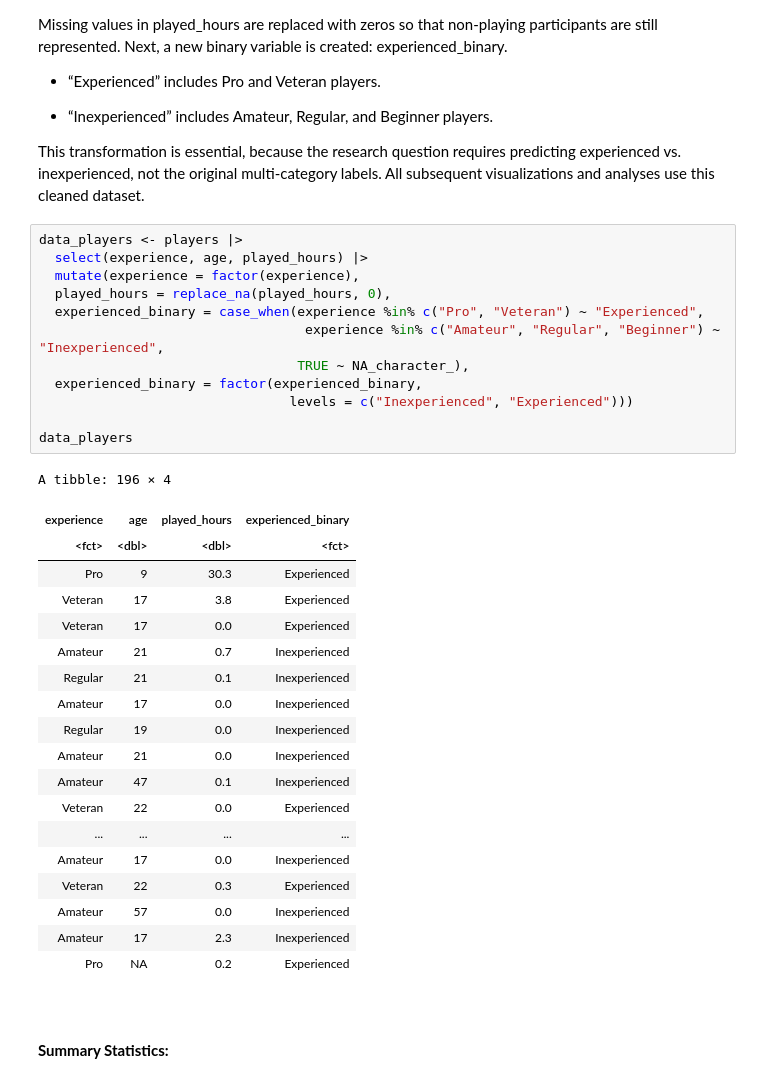
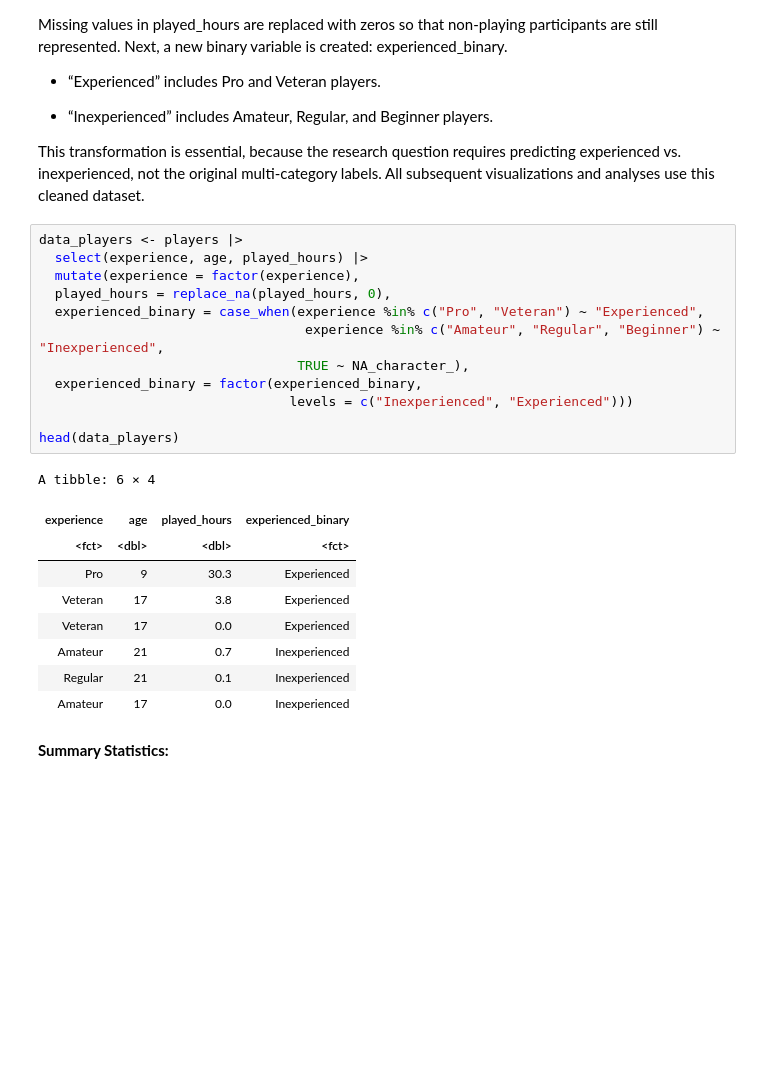
Before and after one commit to gaida123/dsci-100-008-group-6, a Jupyter notebook: DSCI 100 Group Project Methods & Results.ipynb, the cells around one changed output. Cells and saved outputs as stored; diff of their text form; blank space fills up the shorter version.

```diff
--- a/DSCI 100 Group Project Methods & Results.ipynb
+++ b/DSCI 100 Group Project Methods & Results.ipynb
@@ -119,37 +119,25 @@ This transformation is essential, because the research question requires predict
 # %%
 data_players <- players |>
   select(experience, age, played_hours) |>
   mutate(experience = factor(experience),
   played_hours = replace_na(played_hours, 0),
   experienced_binary = case_when(experience %in% c("Pro", "Veteran") ~ "Experienced",
                                   experience %in% c("Amateur", "Regular", "Beginner") ~ "Inexperienced",
                                  TRUE ~ NA_character_),
   experienced_binary = factor(experienced_binary,
                                 levels = c("Inexperienced", "Experienced")))
 
-data_players
+head(data_players)
 # %% [output]
-A tibble: 196 × 4
+A tibble: 6 × 4
 | experience | age | played_hours | experienced_binary |
 | <fct> | <dbl> | <dbl> | <fct> |
 | Pro | 9 | 30.3 | Experienced |
 | Veteran | 17 | 3.8 | Experienced |
 | Veteran | 17 | 0.0 | Experienced |
 | Amateur | 21 | 0.7 | Inexperienced |
 | Regular | 21 | 0.1 | Inexperienced |
 | Amateur | 17 | 0.0 | Inexperienced |
-| Regular | 19 | 0.0 | Inexperienced |
-| Amateur | 21 | 0.0 | Inexperienced |
-| Amateur | 47 | 0.1 | Inexperienced |
-| Veteran | 22 | 0.0 | Experienced |
-| ... | ... | ... | ... |
-| Amateur | 17 | 0.0 | Inexperienced |
-| Veteran | 22 | 0.3 | Experienced |
-| Amateur | 57 | 0.0 | Inexperienced |
-| Amateur | 17 | 2.3 | Inexperienced |
-| Pro | NA | 0.2 | Experienced |
-# %% [markdown]
-<br>
 # %% [markdown]
 **Summary Statistics:**
 # %% [markdown]
```
Also changed, not shown: parts of 4 cells of this notebook.
